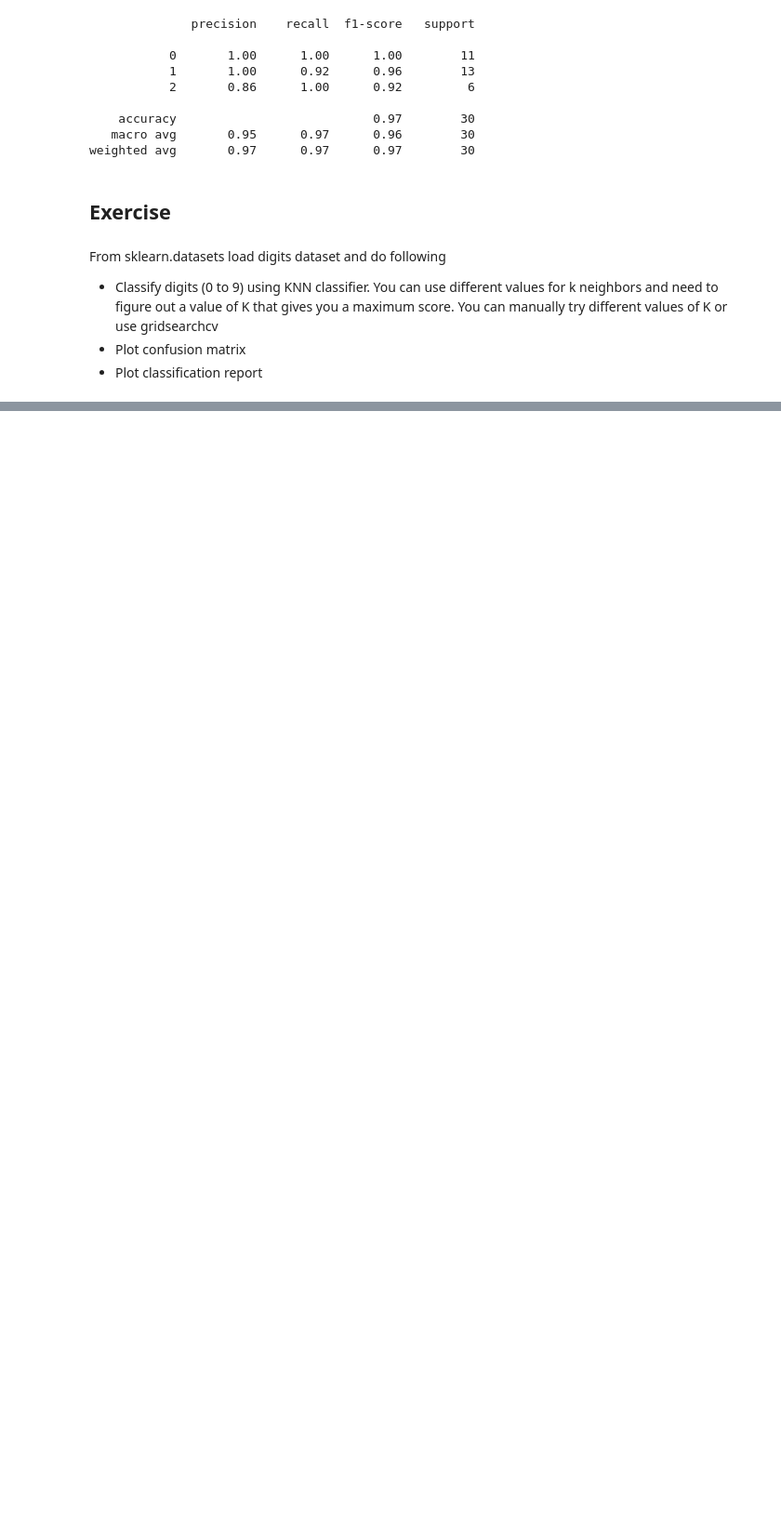
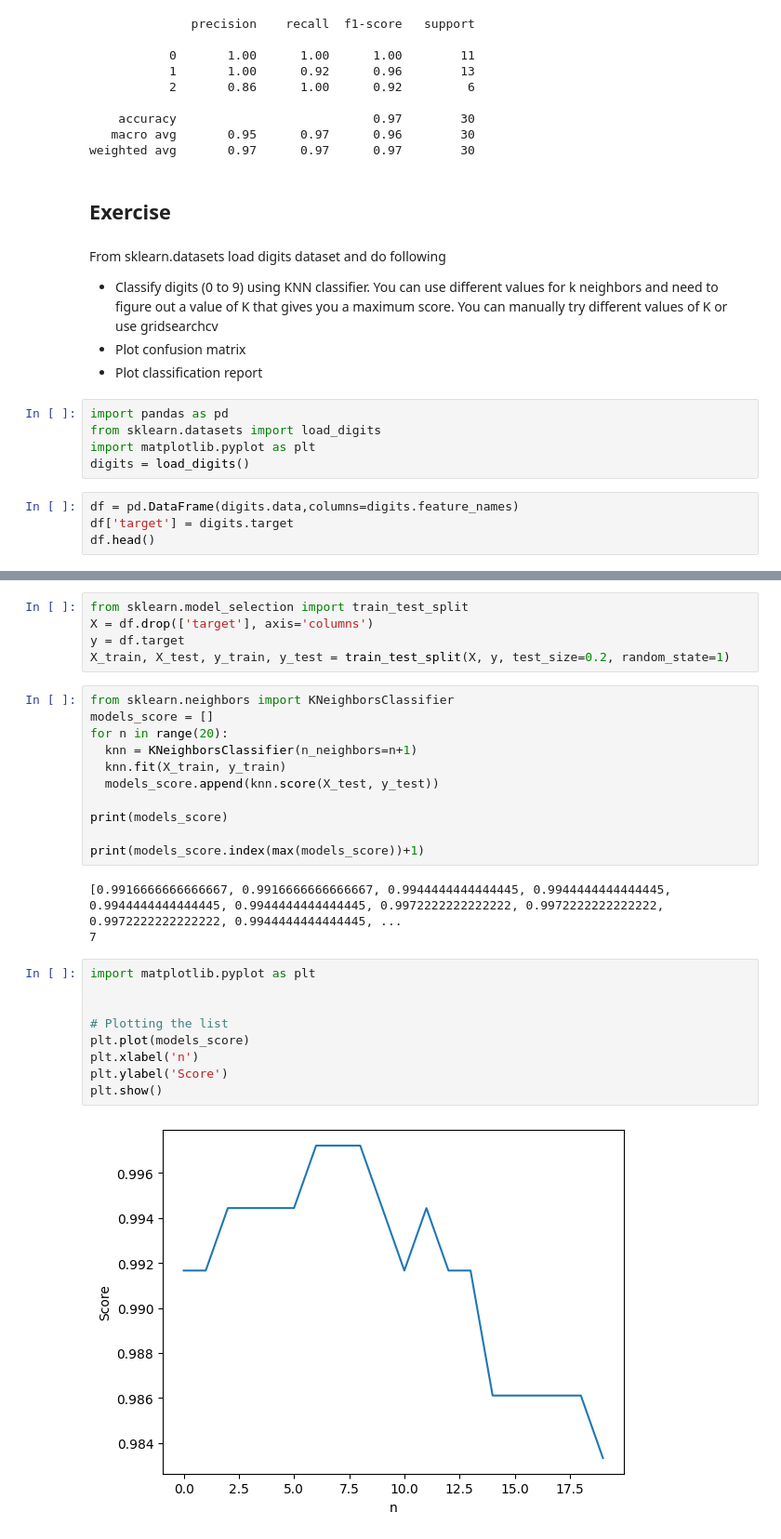
Before and after one commit to ssfatemi/DL-ML-Tutorial, a Jupyter notebook: ML-python/18_knn_classification.ipynb, the cells around one changed output, grey strips where cells are left out. Shown at 93% size. Saved outputs shown, nothing was run; the diff lists cells and outputs as text; blank space fills up the shorter version.

```diff
--- a/ML-python/18_knn_classification.ipynb
+++ b/ML-python/18_knn_classification.ipynb
@@ -192,3 +144,12 @@ From sklearn.datasets load digits dataset and do following
 *   Classify digits (0 to 9) using KNN classifier. You can use different values for k neighbors and need to figure out a value of K that gives you a maximum score. You can manually try different values of K or use gridsearchcv
 *   Plot confusion matrix
 *   Plot classification report
+# %%
+import pandas as pd
+from sklearn.datasets import load_digits
+import matplotlib.pyplot as plt
+digits = load_digits()
+# %%
+df = pd.DataFrame(digits.data,columns=digits.feature_names)
+df['target'] = digits.target
+df.head()
@@ -194,0 +164,30 @@ From sklearn.datasets load digits dataset and do following
+# %%
+from sklearn.model_selection import train_test_split
+X = df.drop(['target'], axis='columns')
+y = df.target
+X_train, X_test, y_train, y_test = train_test_split(X, y, test_size=0.2, random_state=1)
+# %%
+from sklearn.neighbors import KNeighborsClassifier
+models_score = []
+for n in range(20):
+  knn = KNeighborsClassifier(n_neighbors=n+1)
+  knn.fit(X_train, y_train)
+  models_score.append(knn.score(X_test, y_test))
+
+print(models_score)
+
+print(models_score.index(max(models_score))+1)
+# %% [output]
+[0.9916666666666667, 0.9916666666666667, 0.9944444444444445, 0.9944444444444445, 0.9944444444444445, 0.9944444444444445, 0.9972222222222222, 0.9972222222222222, 0.9972222222222222, 0.9944444444444445, ...
+7
+# %%
+import matplotlib.pyplot as plt
+
+
+# Plotting the list
+plt.plot(models_score)
+plt.xlabel('n')
+plt.ylabel('Score')
+plt.show()
+# %% [output]
+[figure, added]
```
Also changed, not shown: parts of 25 cells of this notebook.
